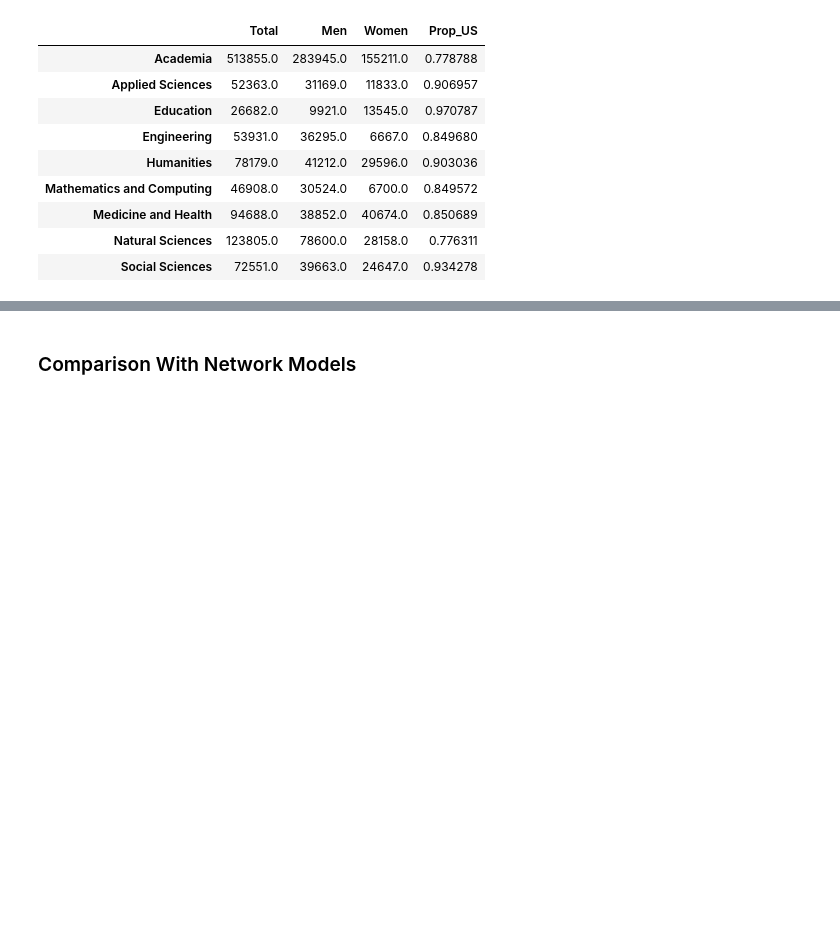
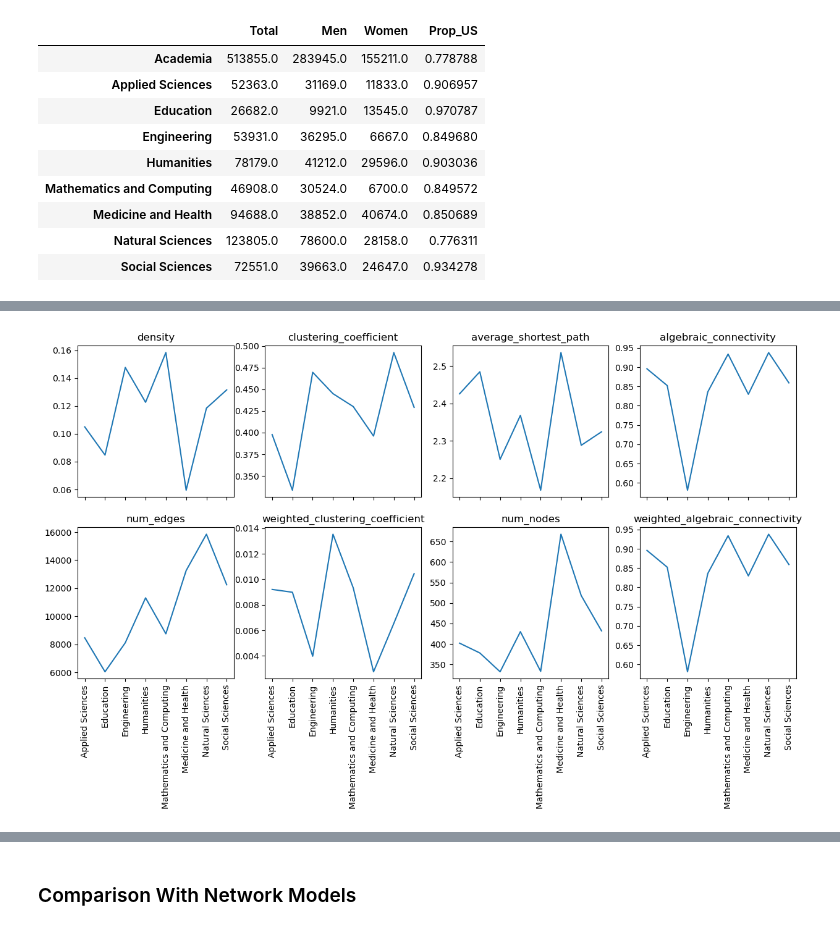
Before and after one commit to timpostuvan/prestige-prediction, a Jupyter notebook: src/0_exploration.ipynb, the cells around one changed output, grey strips where cells are left out. Drawn from its saved outputs; the diff is of its cells as text; code cells hidden in the pictures; blank space fills up the shorter version.

Commit message:
graphs and analysis

```diff
--- a/src/0_exploration.ipynb
+++ b/src/0_exploration.ipynb
@@ -43,8 +48,10 @@ Preparing domain: Social Sciences
 | Social Sciences | 72551.0 | 39663.0 | 24647.0 | 0.934278 |
 # %%
 graph_features = {}
+nx_graphs = {}
 for domain, g in zip(domains, graphs):
-    graph_features[domain] = process_features(nx.Graph(g))
+    nx_graphs[domain] = nx.Graph(g)
+    graph_features[domain] = process_features(nx_graphs[domain])
 # %%
 data = {}
 features = graph_features["Academia"].keys()
@@ -66,0 +79,17 @@ df_graph_features
+# %%
+def plot_domains(idx: int, feat_name: str) -> None:
+    temp = df_graph_features.drop("Academia")
+    axs[idx].plot(temp.index, temp[feat_name])
+    axs[idx].set_title(feat_name)
+# %%
+fig, axs = plt.subplots(2,4, figsize = (15,7), sharex = True)
+feats = ["density","clustering_coefficient", "average_shortest_path","algebraic_connectivity","num_edges","weighted_clustering_coefficient","num_nodes","weighted_algebraic_connectivity"]
+
+axs = axs.flatten()
+
+for i, feat in enumerate(feats):
+    plot_domains(i, feat)
+    if i >= 4:
+        axs[i].tick_params(axis="x",rotation=90)
+# %% [output]
+[figure, added]
```
Also changed, not shown: parts of 5 cells of this notebook, 2 other files.
